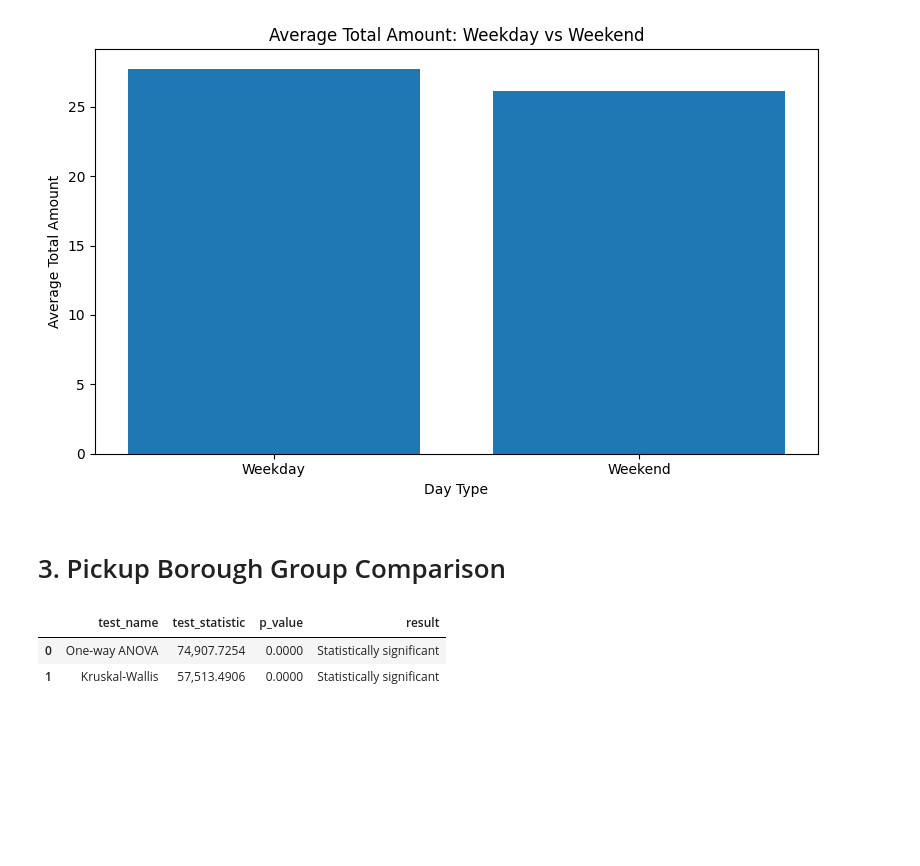
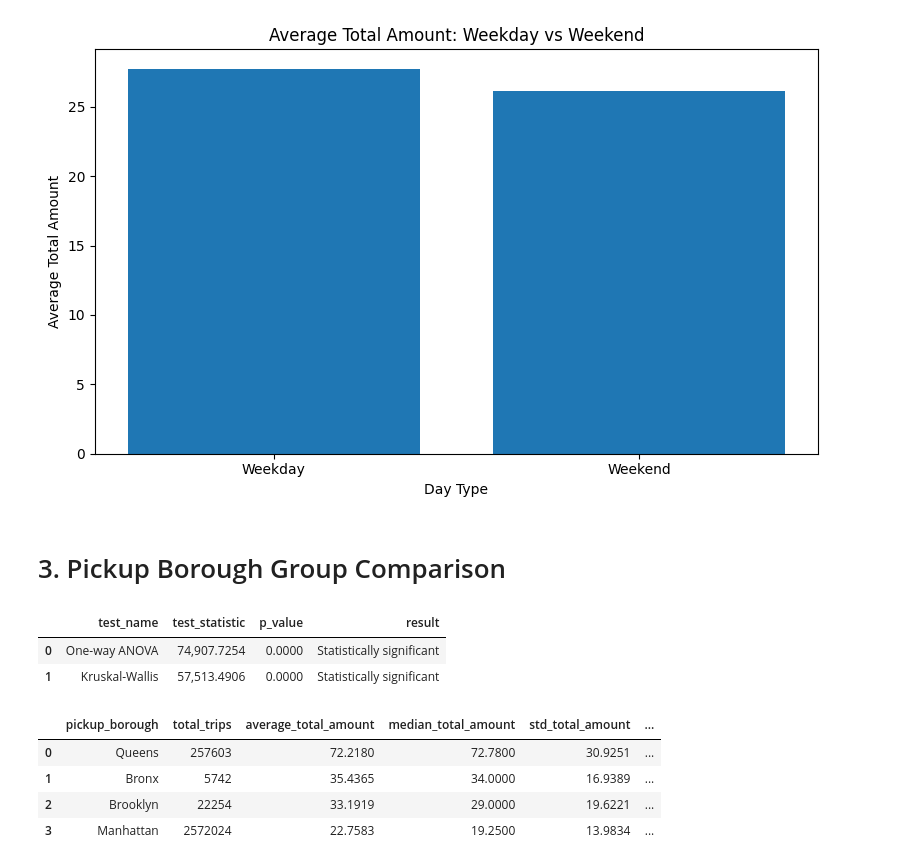
Before and after one commit to angelonels/NYCTaxiTripAnalytics, a Jupyter notebook: notebooks/04_statistical_analysis.ipynb, the cells around one changed output. Cells and saved outputs as stored; diff of their text form; code cells hidden in the pictures; blank space fills up the shorter version.

Commit message:
Perform ANOVA and Kruskal-Wallis for boroughs

```diff
--- a/notebooks/04_statistical_analysis.ipynb
+++ b/notebooks/04_statistical_analysis.ipynb
@@ -404,3 +404,27 @@ borough_test_results
 |  | test_name | test_statistic | p_value | result |
 | 0 | One-way ANOVA | 74,907.7254 | 0.0000 | Statistically significant |
 | 1 | Kruskal-Wallis | 57,513.4906 | 0.0000 | Statistically significant |
+# %%
+pickup_borough_statistical_summary = (
+    borough_analysis_dataset
+    .groupby("pickup_borough")
+    .agg(
+        total_trips=("pickup_datetime", "count"),
+        average_total_amount=("total_amount", "mean"),
+        median_total_amount=("total_amount", "median"),
+        std_total_amount=("total_amount", "std"),
+        average_trip_distance=("trip_distance", "mean"),
+        average_trip_duration=("trip_duration_minutes", "mean"),
+        average_revenue_per_mile=("revenue_per_mile", "mean"),
+    )
+    .sort_values("average_total_amount", ascending=False)
+    .reset_index()
+)
+
+pickup_borough_statistical_summary
+# %% [output]
+|  | pickup_borough | total_trips | average_total_amount | median_total_amount | std_total_amount | ... |
+| 0 | Queens | 257603 | 72.2180 | 72.7800 | 30.9251 | ... |
+| 1 | Bronx | 5742 | 35.4365 | 34.0000 | 16.9389 | ... |
+| 2 | Brooklyn | 22254 | 33.1919 | 29.0000 | 19.6221 | ... |
+| 3 | Manhattan | 2572024 | 22.7583 | 19.2500 | 13.9834 | ... |
```
